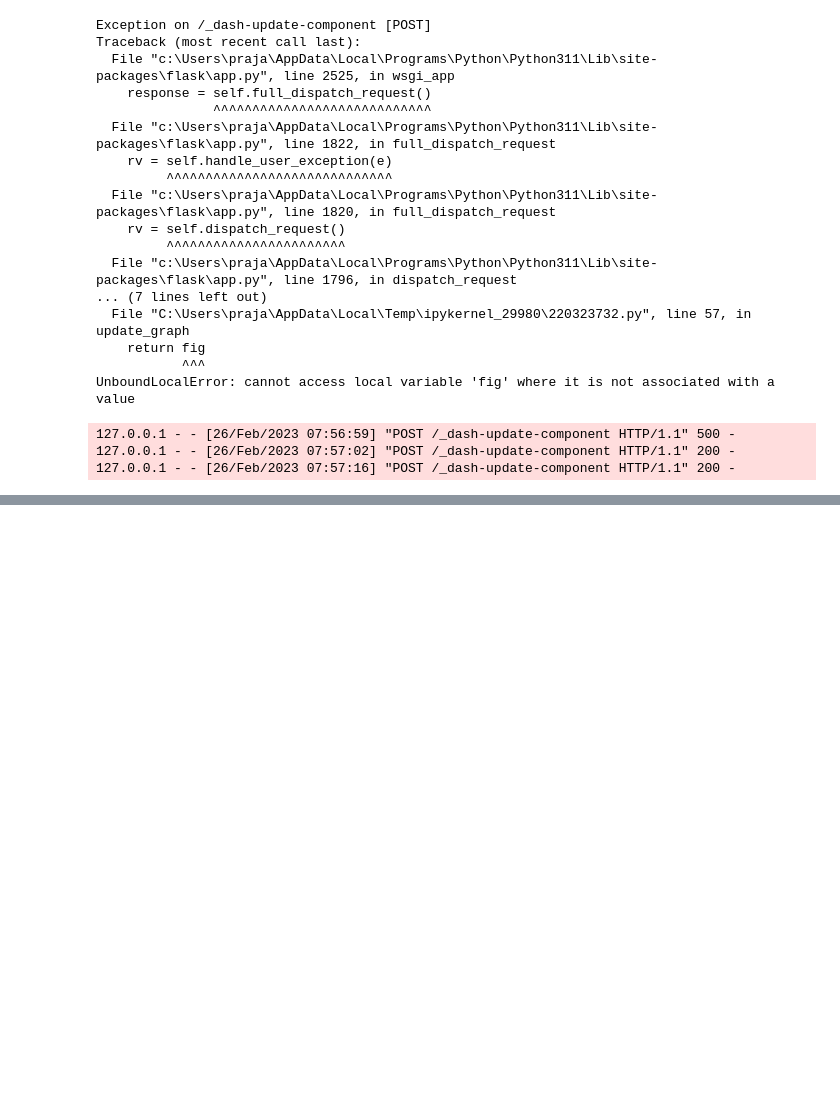
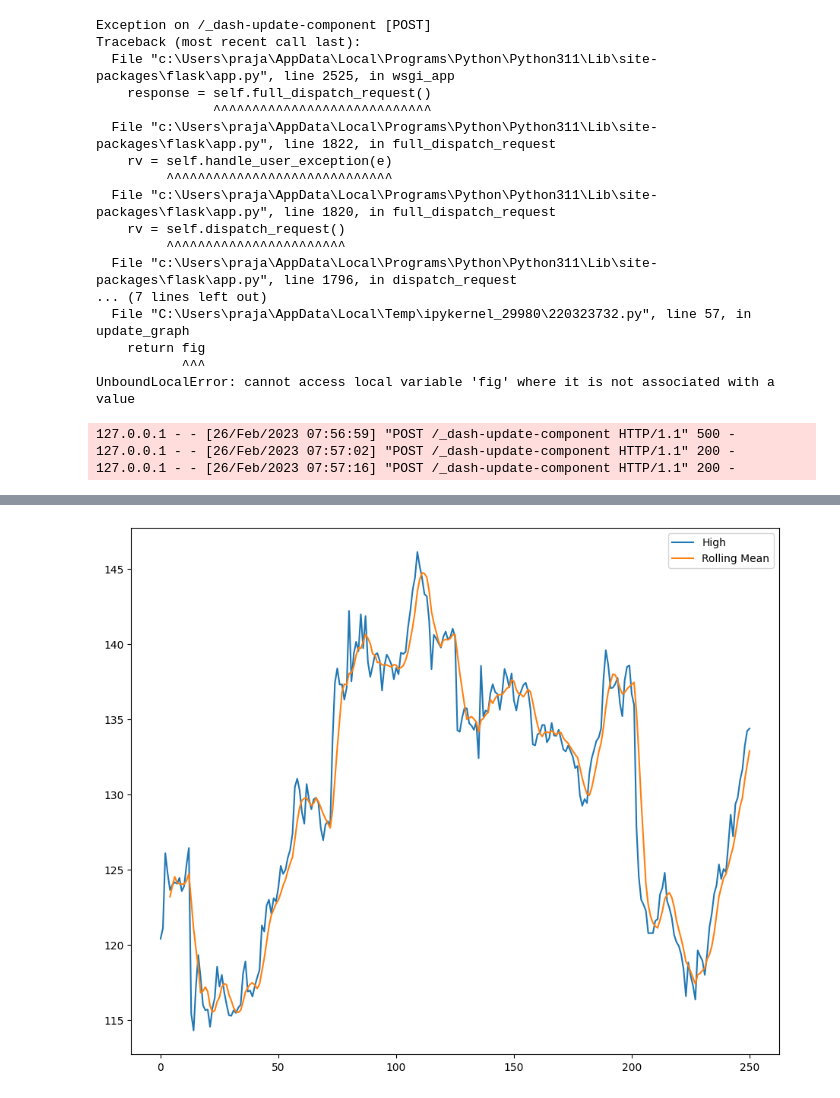
Before and after one commit to bhim7204/DSSC-FC-MVP, a Jupyter notebook: trail_rough.ipynb, the cells around one changed output, grey strips where cells are left out. Cells and saved outputs as stored; diff of their text form; code cells hidden in the pictures; blank space fills up the shorter version.

```diff
--- a/trail_rough.ipynb
+++ b/trail_rough.ipynb
@@ -328,0 +393,10 @@ UnboundLocalError: cannot access local variable 'fig' where it is not associated
+# %%
+# Rolling window functions
+rolling_google = df.High.rolling(5).mean()
+df.High.plot()
+rolling_google.plot()
+plt.legend(['High','Rolling Mean'])
+# Plotting a rolling mean of 90 day window with original High attribute of google stocks
+plt.show()
+# %% [output]
+[figure, added]
```
Also changed, not shown: parts of 24 cells of this notebook, 1 other file.
